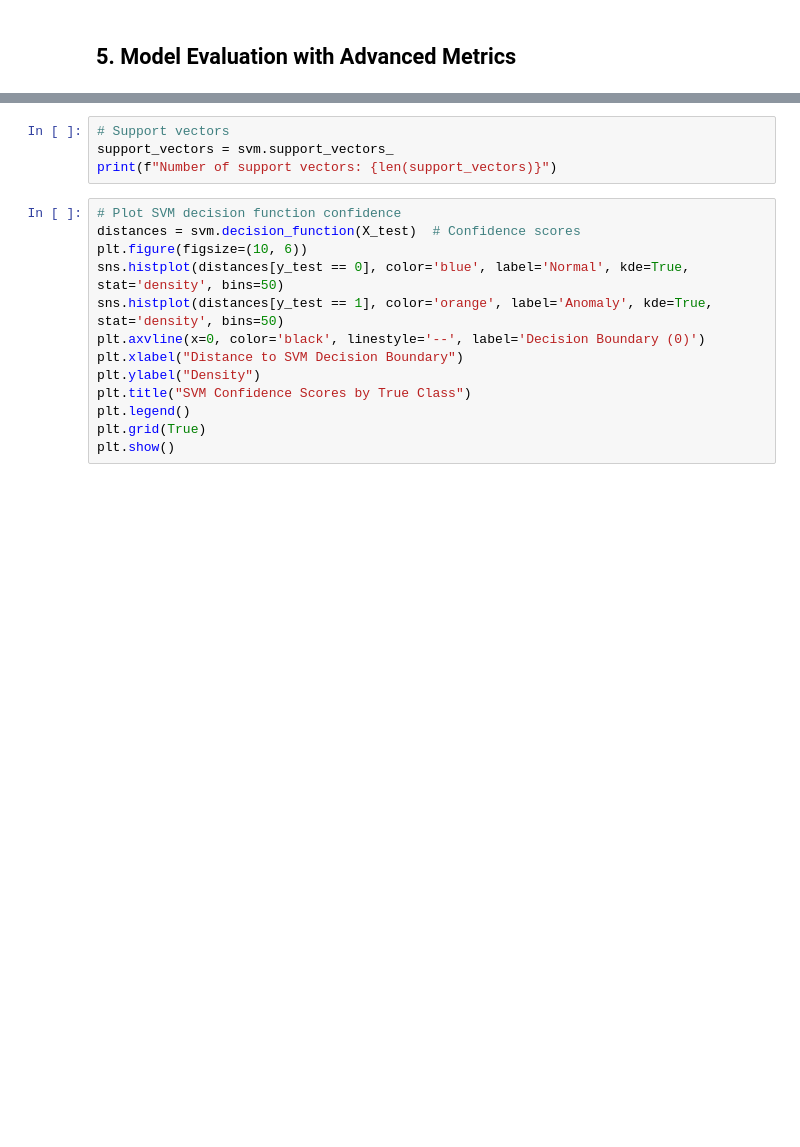
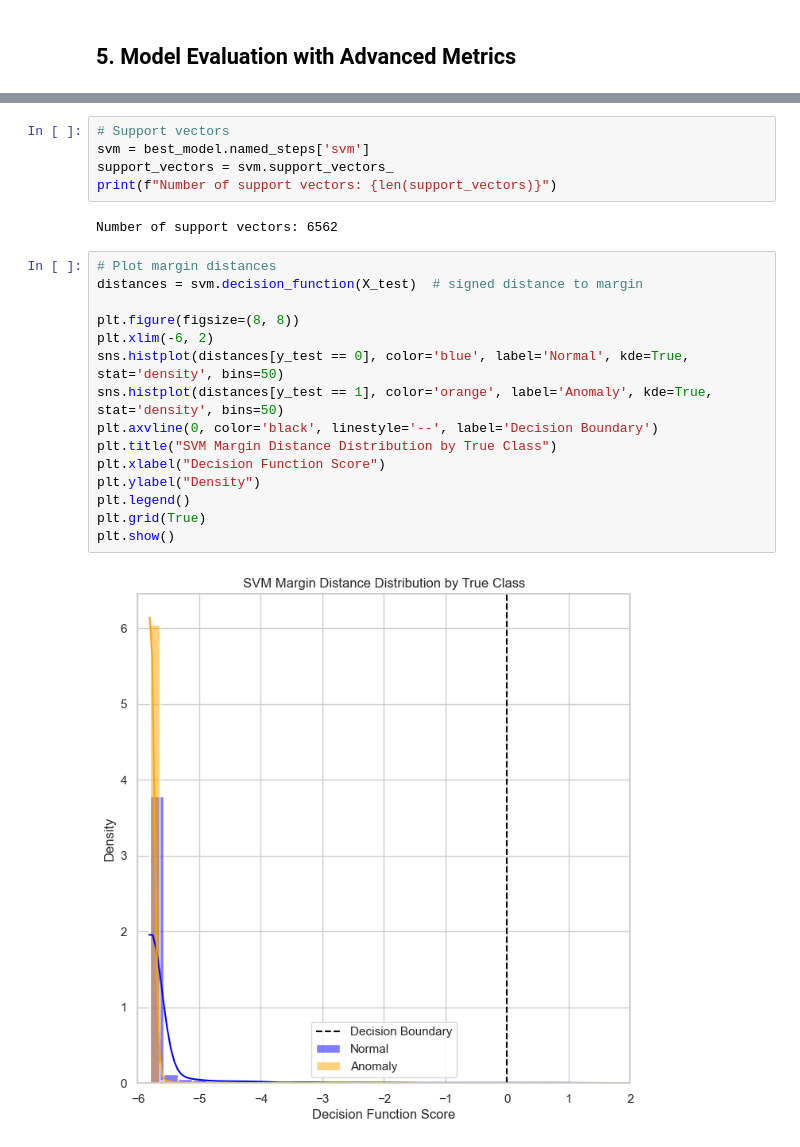
Before and after one commit to chrryyy/bgp_svm, a Jupyter notebook: experiments/dataset1_ratio_1min.ipynb, the cells around one changed output, grey strips where cells are left out. Cells and saved outputs as stored; diff of their text form; blank space fills up the shorter version.

```diff
--- a/experiments/dataset1_ratio_1min.ipynb
+++ b/experiments/dataset1_ratio_1min.ipynb
@@ -374,17 +397,24 @@ plt.show()
-# %%
-# Support vectors
-support_vectors = svm.support_vectors_
-print(f"Number of support vectors: {len(support_vectors)}")
+# %%
+# Support vectors
+svm = best_model.named_steps['svm']
+support_vectors = svm.support_vectors_
+print(f"Number of support vectors: {len(support_vectors)}")
+# %% [output]
+Number of support vectors: 6562
 # %%
-# Plot SVM decision function confidence
-distances = svm.decision_function(X_test)  # Confidence scores
-plt.figure(figsize=(10, 6))
+# Plot margin distances
+distances = svm.decision_function(X_test)  # signed distance to margin
+
+plt.figure(figsize=(8, 8))
+plt.xlim(-6, 2)
 sns.histplot(distances[y_test == 0], color='blue', label='Normal', kde=True, stat='density', bins=50)
 sns.histplot(distances[y_test == 1], color='orange', label='Anomaly', kde=True, stat='density', bins=50)
-plt.axvline(x=0, color='black', linestyle='--', label='Decision Boundary (0)')
-plt.xlabel("Distance to SVM Decision Boundary")
+plt.axvline(0, color='black', linestyle='--', label='Decision Boundary')
+plt.title("SVM Margin Distance Distribution by True Class")
+plt.xlabel("Decision Function Score")
 plt.ylabel("Density")
-plt.title("SVM Confidence Scores by True Class")
 plt.legend()
 plt.grid(True)
 plt.show()
+# %% [output]
+[figure, added]
```
Also changed, not shown: parts of 12 cells of this notebook, 2 other files.
